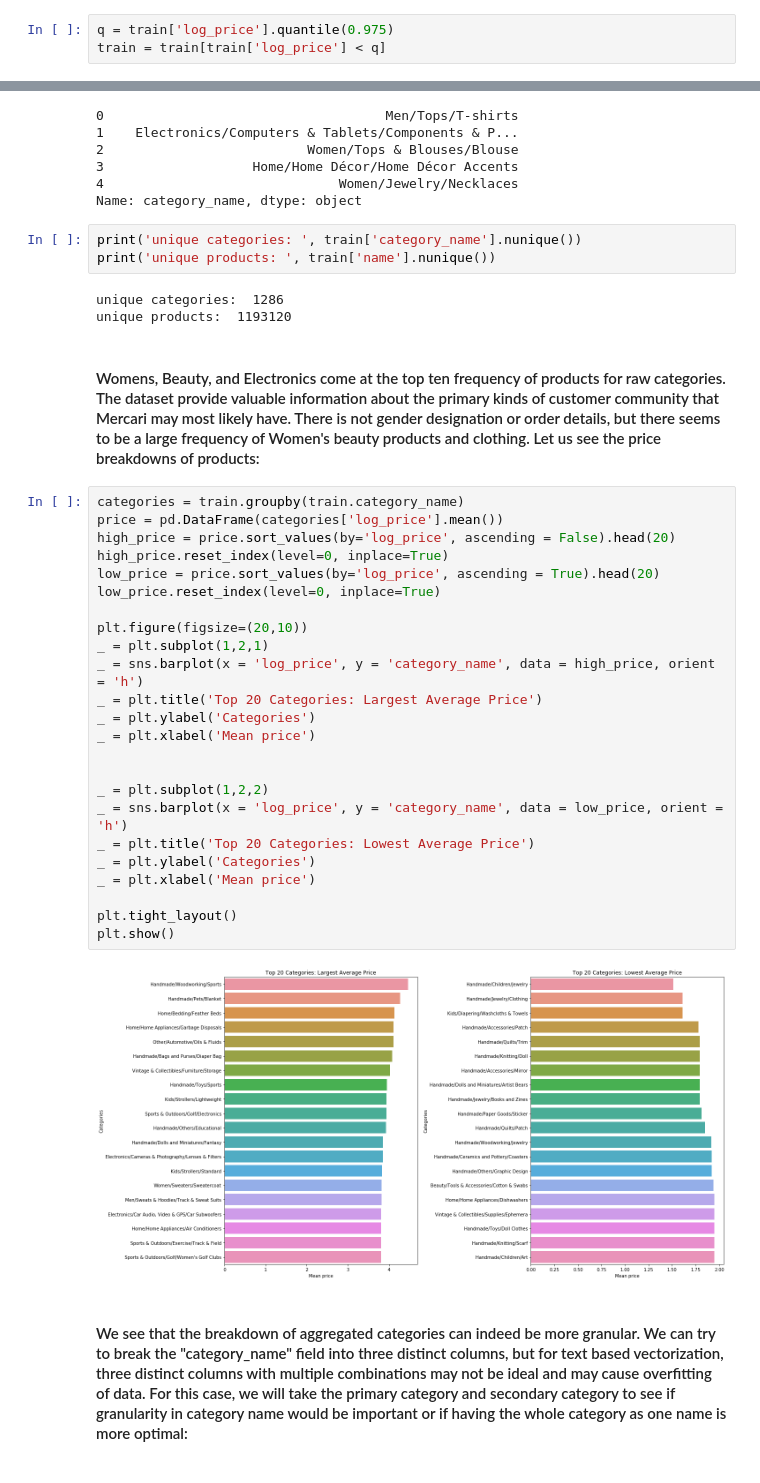
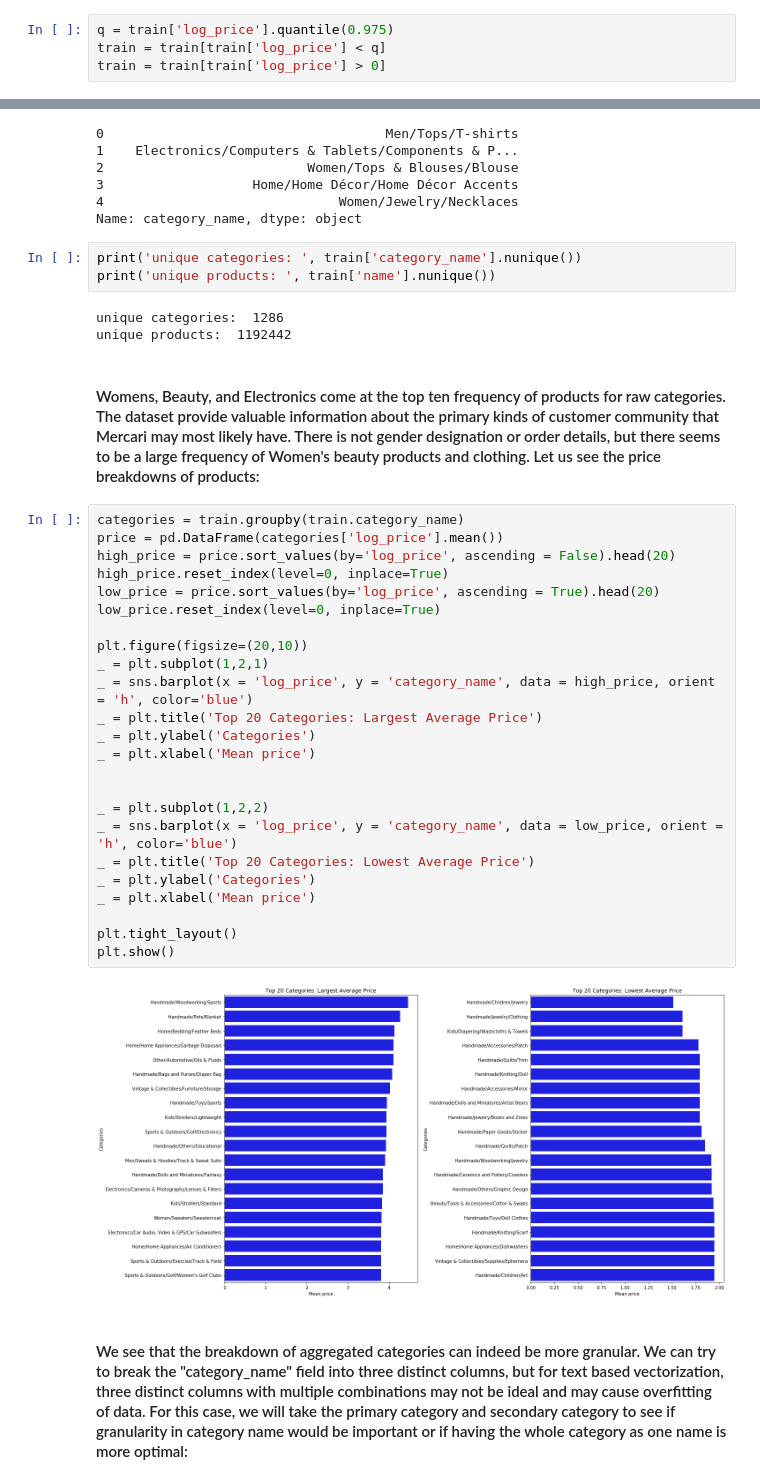
Before and after one commit to kyungjunism/mercari_price_prediction, a Jupyter notebook: Mercari Price Prediction EDA.ipynb, the cells around one changed output, grey strips where cells are left out. Saved outputs shown, nothing was run; the diff lists cells and outputs as text.

```diff
--- a/Mercari Price Prediction EDA.ipynb
+++ b/Mercari Price Prediction EDA.ipynb
@@ -169,6 +169,7 @@ plt.show()
 # %%
 q = train['log_price'].quantile(0.975)
 train = train[train['log_price'] < q]
+train = train[train['log_price'] > 0]
 # %%
 fig, ax = plt.subplots(2, 1, figsize = (20,5))
 sns.boxplot(train.log_price, ax = ax[0])
@@ -300,35 +307,35 @@ print('unique categories: ', train['category_name'].nunique())
 print('unique products: ', train['name'].nunique())
 # %% [output]
 unique categories:  1286
-unique products:  1193120
+unique products:  1192442
 # %% [markdown]
 #### Womens, Beauty, and Electronics come at the top ten frequency of products for raw categories. The dataset provide valuable information about the primary kinds of customer community that Mercari may most likely have. There is not gender designation or order details, but there seems to be a large frequency of Women's beauty products and clothing. Let us see the price breakdowns of products:
 # %%
 categories = train.groupby(train.category_name)
 price = pd.DataFrame(categories['log_price'].mean())
 high_price = price.sort_values(by='log_price', ascending = False).head(20)
 high_price.reset_index(level=0, inplace=True)
 low_price = price.sort_values(by='log_price', ascending = True).head(20)
 low_price.reset_index(level=0, inplace=True)
 
 plt.figure(figsize=(20,10))
 _ = plt.subplot(1,2,1)
-_ = sns.barplot(x = 'log_price', y = 'category_name', data = high_price, orient = 'h')
+_ = sns.barplot(x = 'log_price', y = 'category_name', data = high_price, orient = 'h', color='blue')
 _ = plt.title('Top 20 Categories: Largest Average Price')
 _ = plt.ylabel('Categories')
 _ = plt.xlabel('Mean price')
 
 
 _ = plt.subplot(1,2,2)
-_ = sns.barplot(x = 'log_price', y = 'category_name', data = low_price, orient = 'h')
+_ = sns.barplot(x = 'log_price', y = 'category_name', data = low_price, orient = 'h', color='blue')
 _ = plt.title('Top 20 Categories: Lowest Average Price')
 _ = plt.ylabel('Categories')
 _ = plt.xlabel('Mean price')
 
 plt.tight_layout()
 plt.show()
 # %% [output]
-[figure, old version]
+[figure, new version]
 # %% [markdown]
 #### We see that the breakdown of aggregated categories can indeed be more granular. We can try to break the "category_name" field into three distinct columns, but for text based vectorization, three distinct columns with multiple combinations may not be ideal and may cause overfitting of data. For this case, we will take the primary category and secondary category to see if granularity in category name would be important or if having the whole category as one name is more optimal:
 # %%
```
Also changed, not shown: parts of 30 cells of this notebook, 4 other files.
